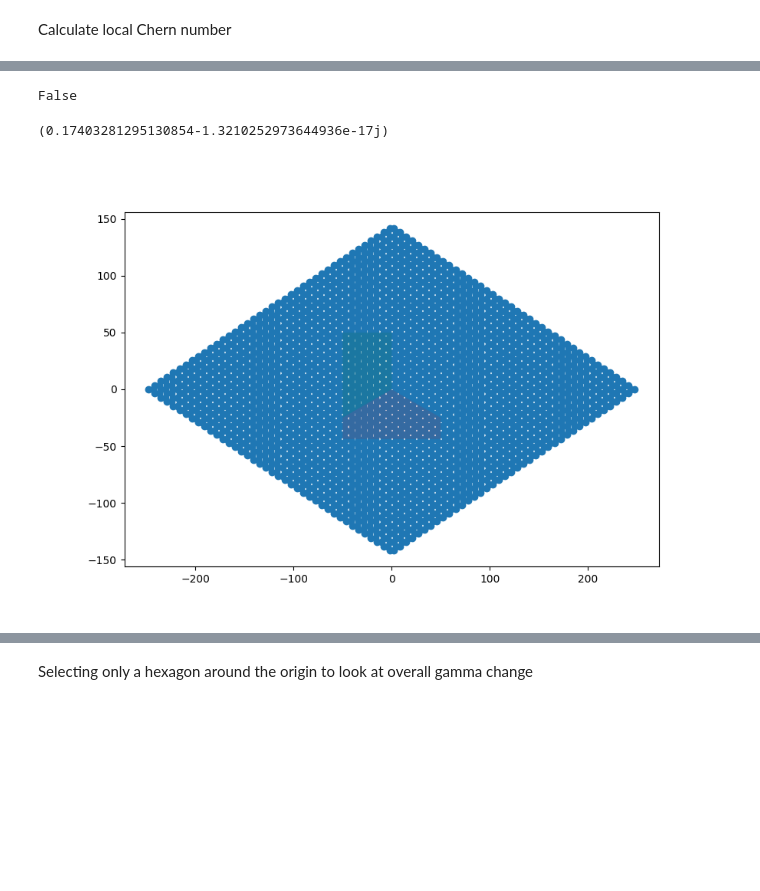
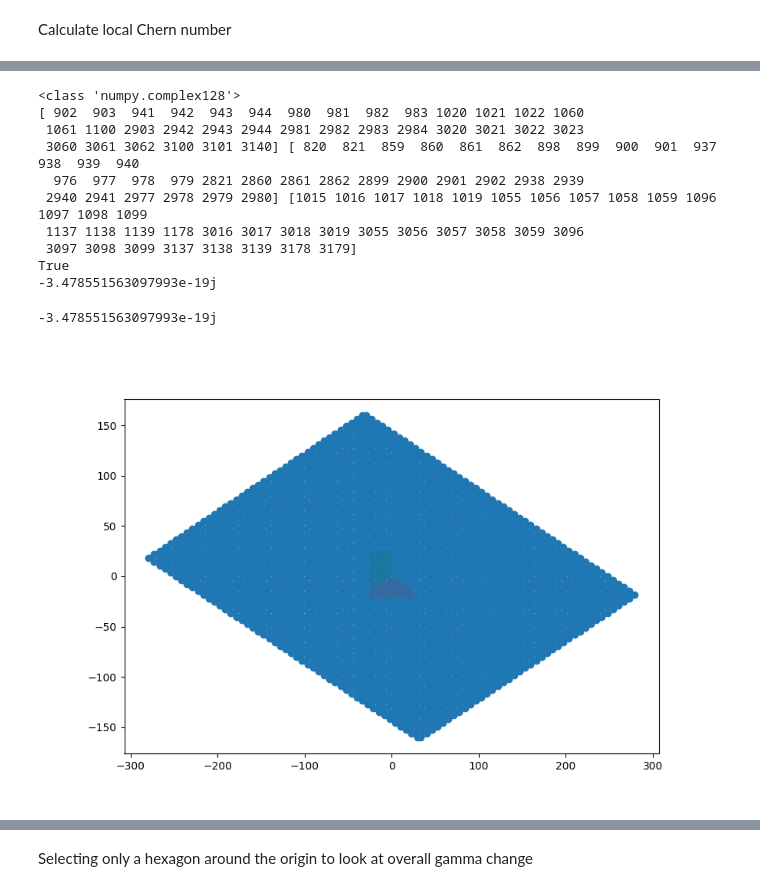
Before and after one commit to NRobertsF91W/PhD-Jupyter-Notebooks, a Jupyter notebook: twisted honeycomb numerical analysis chern number.ipynb, the cells around one changed output, grey strips where cells are left out. Drawn from its saved outputs; the diff is of its cells as text; code cells hidden in the pictures; blank space fills up the shorter version.

```diff
--- a/twisted honeycomb numerical analysis chern number.ipynb
+++ b/twisted honeycomb numerical analysis chern number.ipynb
@@ -218,7 +221,7 @@ print(b_10_list)
 # %%
-def find_eigvalues_haldane(pair_list, pitch, coupling_c1, coupling_c2, M, with_onsite=False):
+def find_eigvalues_haldane(pair_list, pitch, coupling_c1, coupling_c2, M):
     coupling_matrix = np.zeros((len(pair_list[:,0]),len(pair_list[:,0])),dtype=np.complex128)
-    honeycomb_point_tree = spat.cKDTree(pair_list, leafsize=100)
+    honeycomb_point_tree = spat.cKDTree(pair_list, leafsize=50)
     next_and_neighbour_array = honeycomb_point_tree.query_pairs(np.sqrt(3)*(pitch+0.001), output_type = 'ndarray')
     nearest_neighbour_array = honeycomb_point_tree.query_pairs(pitch+0.0001, output_type = 'ndarray')
 
@@ -400,8 +403,7 @@ plot_betas(beta_vals_1, 6700,'Twist: 1000', xrange=[0,5000])
 def check_symmetric(a, rtol=1e-05, atol=1e-08):
     return np.allclose(a, a.T, rtol=rtol, atol=atol)
 
-def real_space_chern_calc(beta_vals, beta_vecs, band_top):
-    band_range = np.arange(0,band_top)
+def real_space_chern_calc(beta_vals, beta_vecs, band_top, section_size):
     # individual_matrix_list = np.zeros((len(beta_vecs), len(beta_vecs), len(band_range)), dtype=np.complex128)
     # print(np.shape(individual_matrix_list))
     # for point in band_range:
@@ -409,10 +411,10 @@ def real_space_chern_calc(beta_vals, beta_vecs, band_top):
     # projector_matrix_orig = np.sum(individual_matrix_list, axis=2)
     # print(np.shape(beta_vecs))
     projector_matrix = np.einsum('ni,nj-> ij', beta_vecs[:band_top], np.conjugate(beta_vecs[:band_top]))
-
+    print(type(projector_matrix[0,0]))
     # Next I collect points in A,B,C sections
-    a_indices, b_indices, c_indices = index_in_sections(b_10_list, 50)
-
+    a_indices, b_indices, c_indices = index_in_sections(b_10_list, section_size)
+    print(a_indices, b_indices, c_indices)
     # Finally I find the overlap of the projector with all combinations of points
 
 
@@ -429,5 +431,6 @@ def real_space_chern_calc(beta_vals, beta_vecs, band_top):
     # print(projector_matrix[a_indices,b_indices])
 
     chern_no = np.sum(all_h_vals)
+    print(chern_no)
     return chern_no
 # %%
@@ -439,5 +441,5 @@ False
 # %%
-b_10_list = build_honeycomb(30,30, PITCH)
+b_10_list = build_honeycomb(50,50, PITCH)
 # plt.scatter(b_10_list[:,0], b_10_list[:,1]);
 # plt.scatter(b_10_list[:,0]-11.5*PITCH, b_10_list[:,1]-np.sqrt(3)*PITCH/2);
 plt.close()
@@ -459,7 +461,7 @@ plt.show()
 # haldane_vals, haldane_vecs = find_eigvalues_haldane(b_10_list, 4.2, 50, 0, 0.0, with_onsite=False)
 # haldane_vals_2, haldane_vecs = find_eigvalues_haldane(b_10_list, 4.2, 50, 8, 0.0, with_onsite=False)
 # haldane_vals_3, haldane_vecs = find_eigvalues_haldane(b_10_list, 4.2, 50, 16, 0.0, with_onsite=False)
-haldane_vals_4, haldane_vecs = find_eigvalues_haldane(b_10_list, 4.2, 500, 54, 0.0, with_onsite=False)
+haldane_vals_4, haldane_vecs = find_eigvalues_haldane(b_10_list, 4.2, 30, 30, 0.0)
 plot_betas([haldane_vals_4], 10, ['0', '8', '16' ,'24'])
 # print(b_10_list)
 # %% [output]
@@ -467,7 +469,16 @@ plot_betas([haldane_vals_4], 10, ['0', '8', '16' ,'24'])
 # %%
-real_space_chern_calc(haldane_vals_4, haldane_vecs, 1573)
+real_space_chern_calc(haldane_vals_4, haldane_vecs, 2010,25)
 # print(np.shape(haldane_vecs[:606][0]))
 # %% [output]
-False
+<class 'numpy.complex128'>
+[ 902  903  941  942  943  944  980  981  982  983 1020 1021 1022 1060
+ 1061 1100 2903 2942 2943 2944 2981 2982 2983 2984 3020 3021 3022 3023
+ 3060 3061 3062 3100 3101 3140] [ 820  821  859  860  861  862  898  899  900  901  937  938  939  940
+  976  977  978  979 2821 2860 2861 2862 2899 2900 2901 2902 2938 2939
+ 2940 2941 2977 2978 2979 2980] [1015 1016 1017 1018 1019 1055 1056 1057 1058 1059 1096 1097 1098 1099
+ 1137 1138 1139 1178 3016 3017 3018 3019 3055 3056 3057 3058 3059 3096
+ 3097 3098 3099 3137 3138 3139 3178 3179]
+True
+-3.478551563097993e-19j
-(0.17403281295130854-1.3210252973644936e-17j)
+-3.478551563097993e-19j
-[figure, old version]
+[figure, new version]
```
Also changed, not shown: parts of 12 cells of this notebook.
